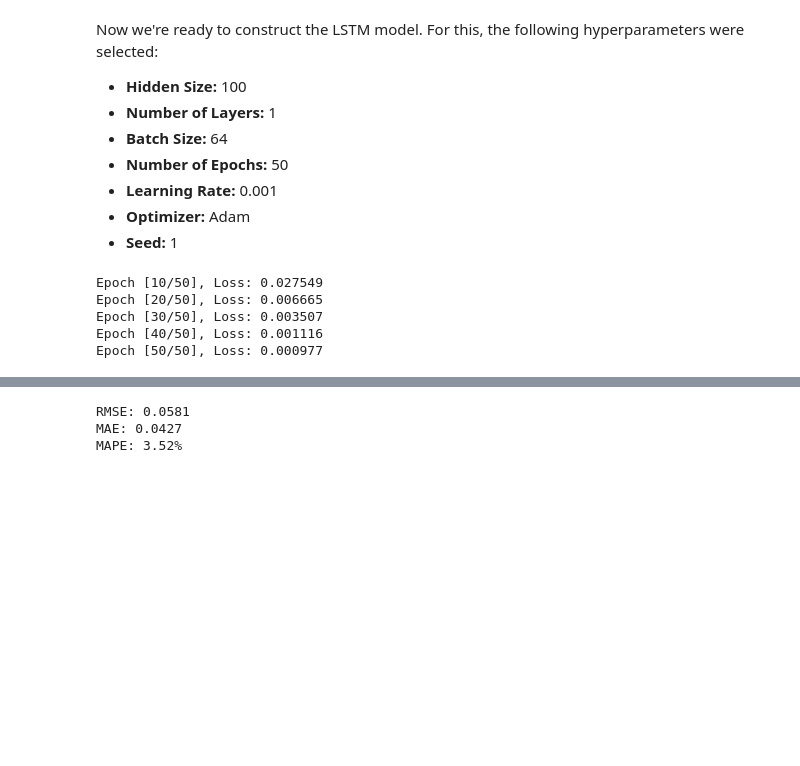
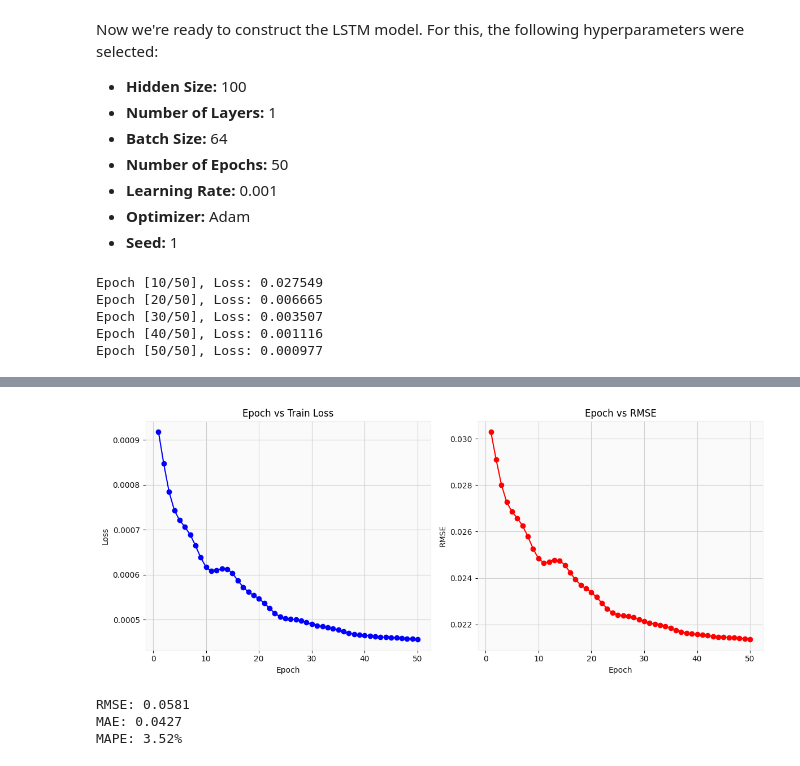
Before and after one commit to ch0fas/ML_Projects, a Jupyter notebook: L3_StockExchange/stock_exchange_forecasting.ipynb, the cells around one changed output, grey strips where cells are left out. Saved outputs shown, nothing was run; the diff lists cells and outputs as text; code cells hidden in the pictures; blank space fills up the shorter version.

Commit message:
loss visualization

```diff
--- a/L3_StockExchange/stock_exchange_forecasting.ipynb
+++ b/L3_StockExchange/stock_exchange_forecasting.ipynb
@@ -704,3 +705,51 @@ Epoch [20/50], Loss: 0.006665
 Epoch [30/50], Loss: 0.003507
 Epoch [40/50], Loss: 0.001116
 Epoch [50/50], Loss: 0.000977
+# %%
+# Definir los parámetros
+epochs = num_epochs
+train_losses = []
+train_rmses = []
+
+# Iterar por cada época y calcular su loss
+for epoch in range(epochs):
+    model.train()
+    optimizer.zero_grad()
+    output = model(X_train)
+    loss = criterion(output, y_train)
+    loss.backward()
+    optimizer.step()
+
+    # Guardar loss
+    train_losses.append(loss.item())
+
+    # Calcular RMSE
+    rmse = torch.sqrt(loss).item()
+    train_rmses.append(rmse)
+
+    if (epoch+1) % 10 == 0:
+        print(f'Epoch {epoch+1}/{epochs}, Train Loss: {loss.item():.6f}, RMSE: {rmse:.6f}')
+
+# Guardar el modelo entrenado
+torch.save(model.state_dict(), "lstm_full_model.pth")
+
+# Graficar Epoch vs Loss
+plt.figure(figsize=(12,5))
+plt.subplot(1,2,1)
+plt.plot(range(1, epochs+1), train_losses, marker='o', color='blue')
+plt.title("Epoch vs Train Loss")
+plt.xlabel("Epoch")
+plt.ylabel("Loss")
+plt.grid(True)
+
+# Graficar Epoch vs RMSE
+plt.subplot(1,2,2)
+plt.plot(range(1, epochs+1), train_rmses, marker='o', color='red')
+plt.title("Epoch vs RMSE")
+plt.xlabel("Epoch")
+plt.ylabel("RMSE")
+plt.grid(True)
+
+plt.tight_layout()
+plt.show()
+# %% [output]
@@ -707,3 +761,4 @@ Epoch [50/50], Loss: 0.000977
+[figure, added]
 # %%
 # Get min and max of Close from training data (used in MinMax scaling)
 close_min = train_df['Close'].min()
```
Also changed, not shown: parts of 6 cells of this notebook, 2 other files.
